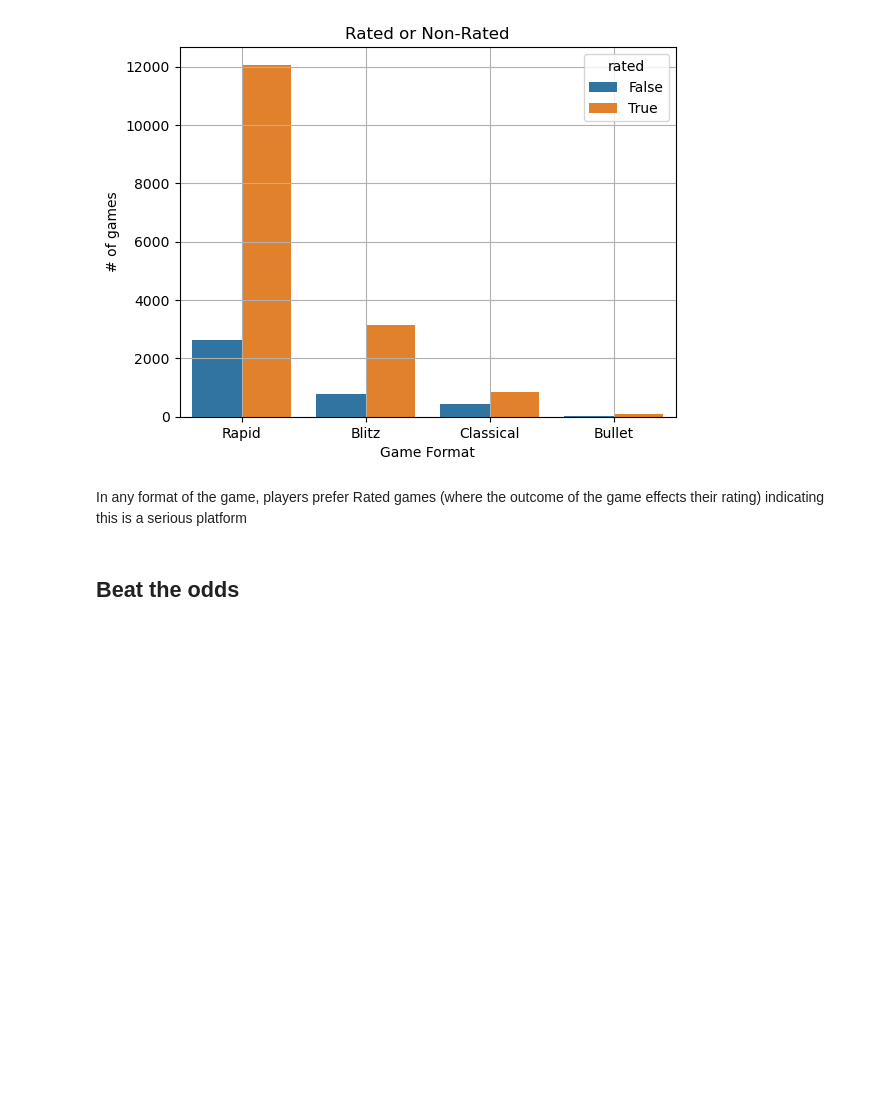
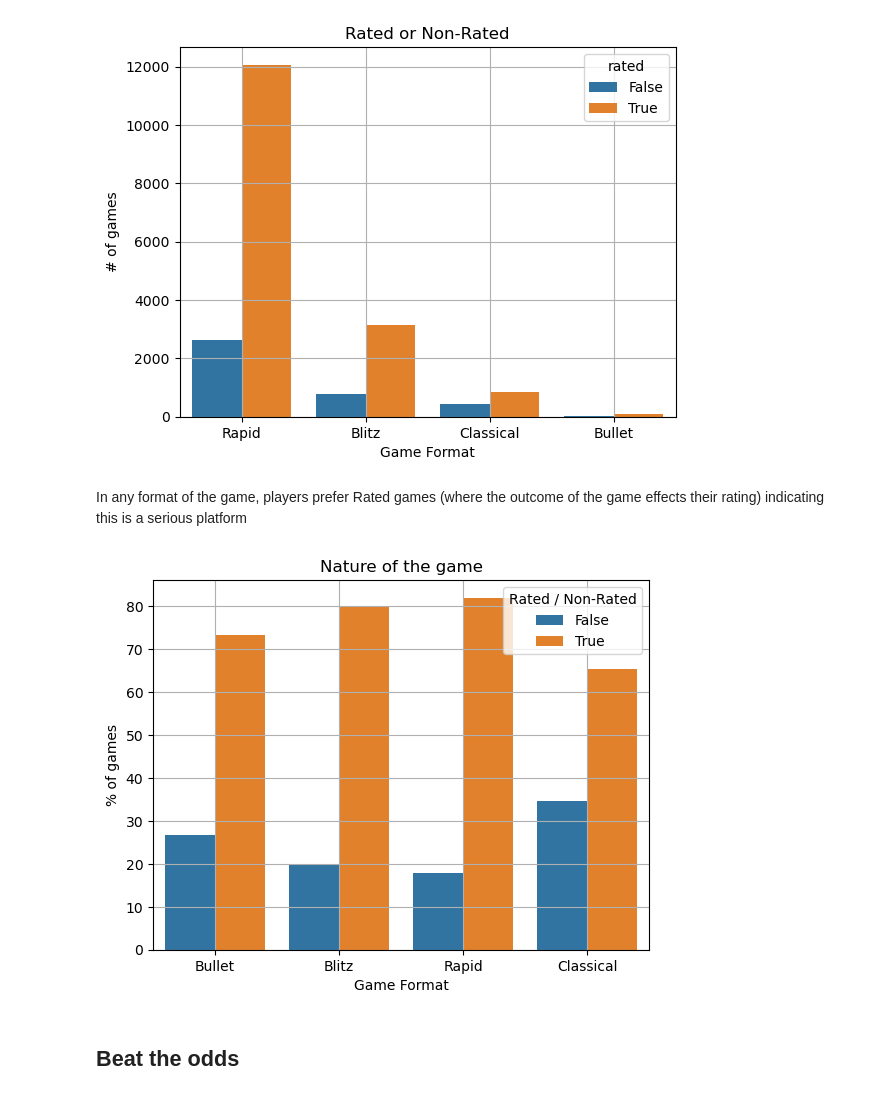
Before and after one commit to avezshariq/DataScience, a Jupyter notebook: chess/lichess.ipynb, the cells around one changed output. Saved outputs shown, nothing was run; the diff lists cells and outputs as text; code cells hidden in the pictures; blank space fills up the shorter version.

Commit message:
functionise percentage creation

```diff
--- a/chess/lichess.ipynb
+++ b/chess/lichess.ipynb
@@ -86,3 +86,17 @@ conditions = [
 choices = ['Bullet', 'Blitz', 'Rapid', 'Classical']
 
 df['format'] = np.select(conditions, choices, default='Unknown')
+# %%
+# Create a function to convert all into percentage
+def percentage_df_generator_for_game_formats(column):
+    plot_df = pd.DataFrame()
+
+    for choice in choices:
+        temp_df = df[df['format'] == choice]
+        to_concat = round(temp_df[column].value_counts(normalize=True) * 100, 2)
+        the_column = to_concat.index
+        game_format = [choice for x in the_column]
+        column_percentage = list(to_concat)
+        concat_df = pd.DataFrame(zip(the_column, game_format, column_percentage))
+        plot_df = pd.concat([plot_df, concat_df])
+    return plot_df
@@ -132,3 +138,15 @@ In any format of the game, players prefer Rated games (where the outcome of the
+# %%
+plot_df = percentage_df_generator_for_game_formats('rated')
+plot_df.columns = ['rated', 'game_format', 'rated_percentage']
+sns.barplot(data=plot_df, x='game_format', y='rated_percentage', hue='rated')
+plt.title('Nature of the game')
+plt.xlabel('Game Format')
+plt.ylabel('% of games')
+plt.legend(title='Rated / Non-Rated')
+plt.grid(True)
+plt.show()
+# %% [output]
+[figure, added]
 # %% [markdown]
 ## Beat the odds
 # %%
```
Also changed, not shown: parts of 3 cells of this notebook.
